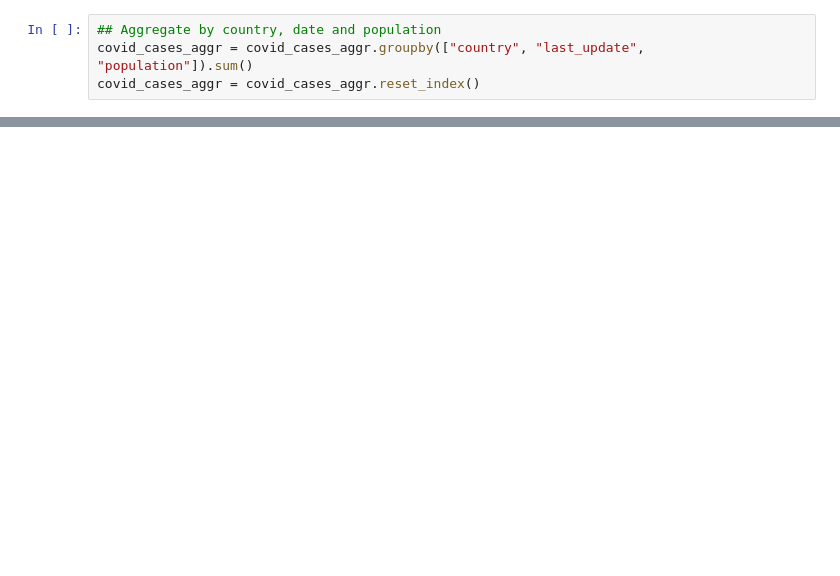
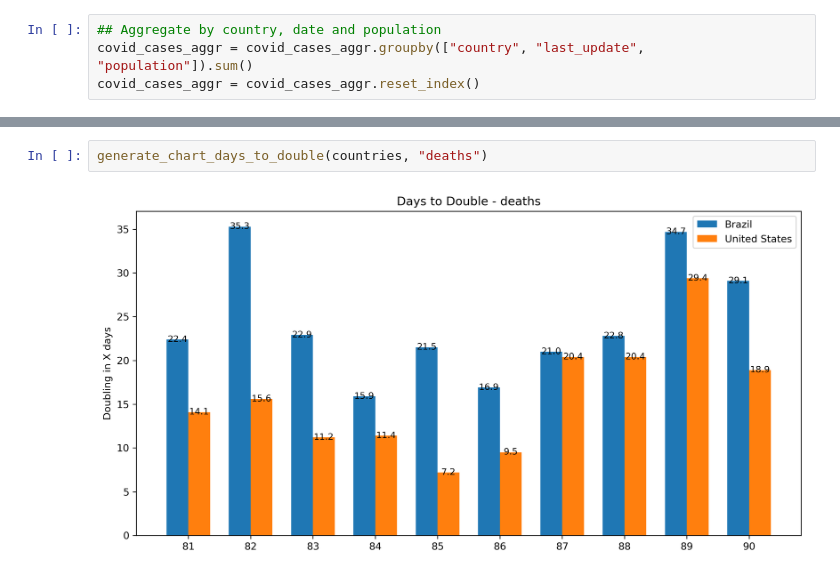
Before and after one commit to smkoch89/COVID-20, a Jupyter notebook: COVID_19_forecast.ipynb, the cells around one changed output, grey strips where cells are left out. Drawn from its saved outputs; the diff is of its cells as text; blank space fills up the shorter version.

```diff
--- a/COVID_19_forecast.ipynb
+++ b/COVID_19_forecast.ipynb
@@ -372,0 +502,4 @@ generate_chart(countries=["United States", "China", "Brazil"], metric="fatalitie
+# %%
+generate_chart_days_to_double(countries, "deaths")
+# %% [output]
+[figure, added]
```
Also changed, not shown: parts of 24 cells of this notebook, 18 other files.
